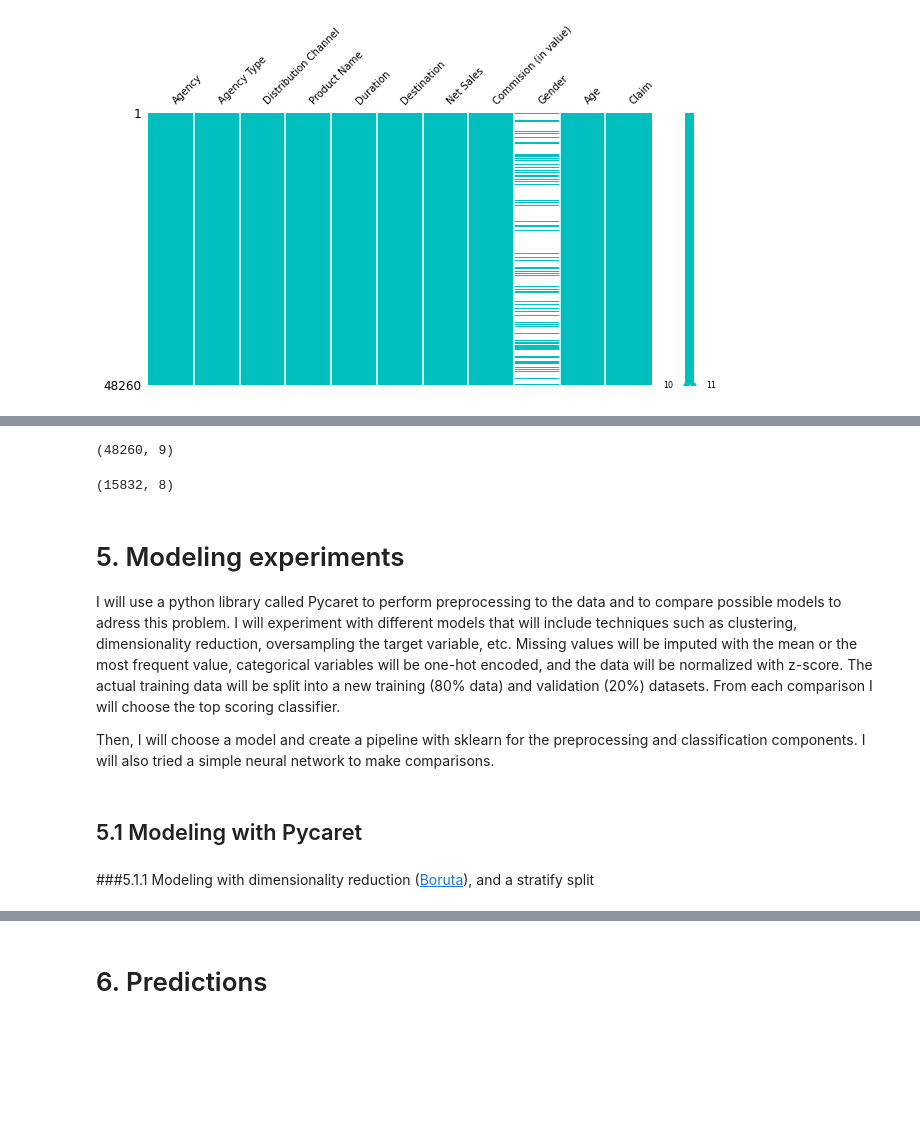
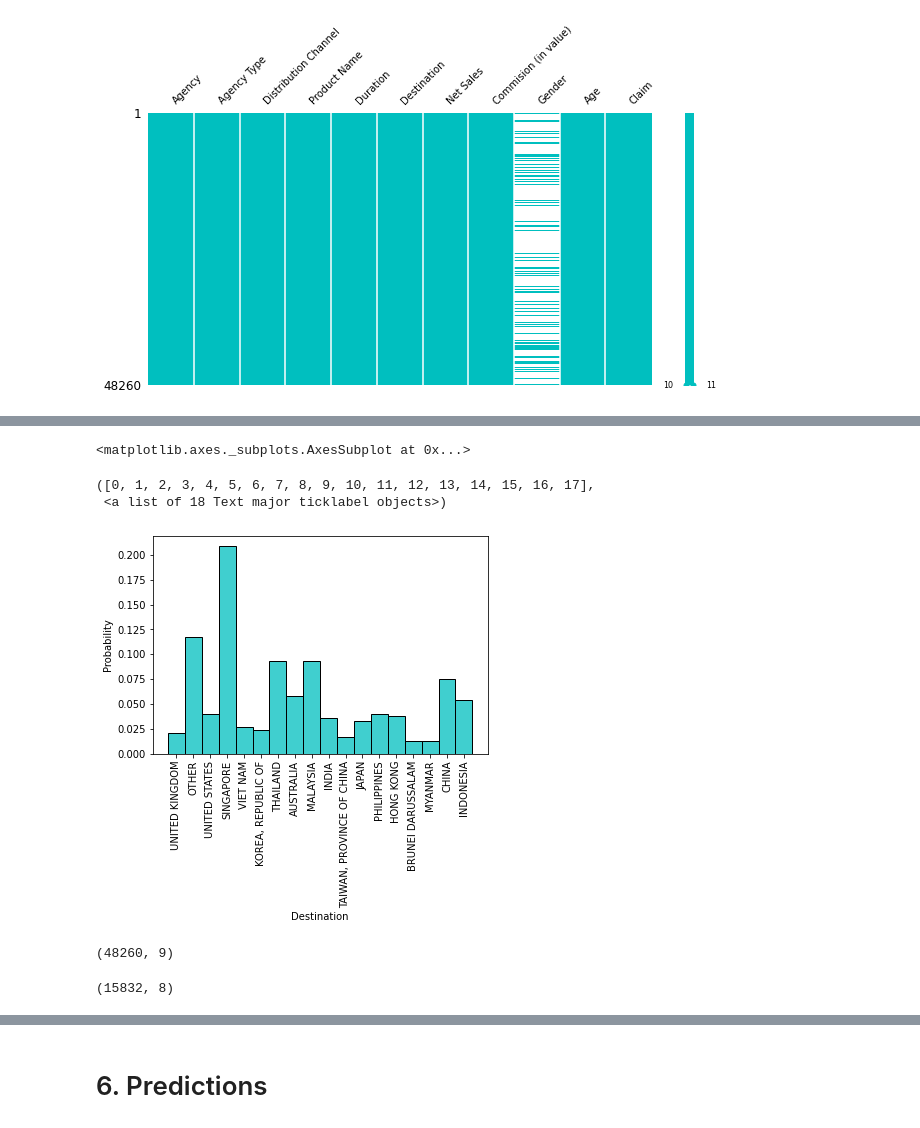
Before and after one commit to Camicb/Projects, a Jupyter notebook: Travel_Insurance_Claim_Prediction.ipynb, the cells around one changed output, grey strips where cells are left out. Drawn from its saved outputs; the diff is of its cells as text; code cells hidden in the pictures; blank space fills up the shorter version.

```diff
--- a/Travel_Insurance_Claim_Prediction.ipynb
+++ b/Travel_Insurance_Claim_Prediction.ipynb
@@ -160,3 +185,20 @@ ins['Age']= ins.loc[:,'Age'].apply(lambda x: np.nan if x == 118 else x)
+# %%
+# DESTINATION
+
+# Replacing the Destinations with a frequency smaller than 1% to 'OTHER'
+Destination=ins.loc[:, 'Destination'].value_counts(normalize=True)*100
+Destination=list(Destination[Destination > 1].index)
+
+ins['Destination']=ins['Destination'].apply(lambda i: 'OTHER' if i not in Destination else i)
+test_ins['Destination']=test_ins['Destination'].apply(lambda i: 'OTHER' if i not in Destination else i)
+
+sns.histplot(data=ins, x='Destination', color='c', stat='probability')  # plot new categories
+plt.xticks(rotation='vertical')
+# %% [output]
+<matplotlib.axes._subplots.AxesSubplot at 0x...>
+([0, 1, 2, 3, 4, 5, 6, 7, 8, 9, 10, 11, 12, 13, 14, 15, 16, 17],
+ <a list of 18 Text major ticklabel objects>)
+[figure, added]
 # %%
 # Checking the shape of the data for modeling
 ins.shape
@@ -164,13 +206,3 @@ test_ins.shape
 # %% [output]
 (48260, 9)
 (15832, 8)
-# %% [markdown]
-# 5. Modeling experiments
-
-I will use a python library called Pycaret to perform preprocessing to the data and to compare possible models to adress this problem. I will experiment with different models that will include techniques such as clustering, dimensionality reduction, oversampling the target variable, etc.  Missing values will be imputed with the mean or the most frequent value, categorical variables will be one-hot encoded, and the data will be normalized with z-score. The actual training data will be split into a new training (80% data) and validation (20%) datasets. From each comparison I will choose the top scoring classifier.
-
-Then, I will choose a model and create a pipeline with sklearn for the preprocessing and classification components. I will also tried a simple neural network to make comparisons.
-# %% [markdown]
-## 5.1 Modeling with Pycaret
-# %% [markdown]
-###5.1.1 Modeling with dimensionality reduction ([Boruta](https://github.com/scikit-learn-contrib/boruta_py)), and a stratify split
```
Also changed, not shown: parts of 50 cells of this notebook.
